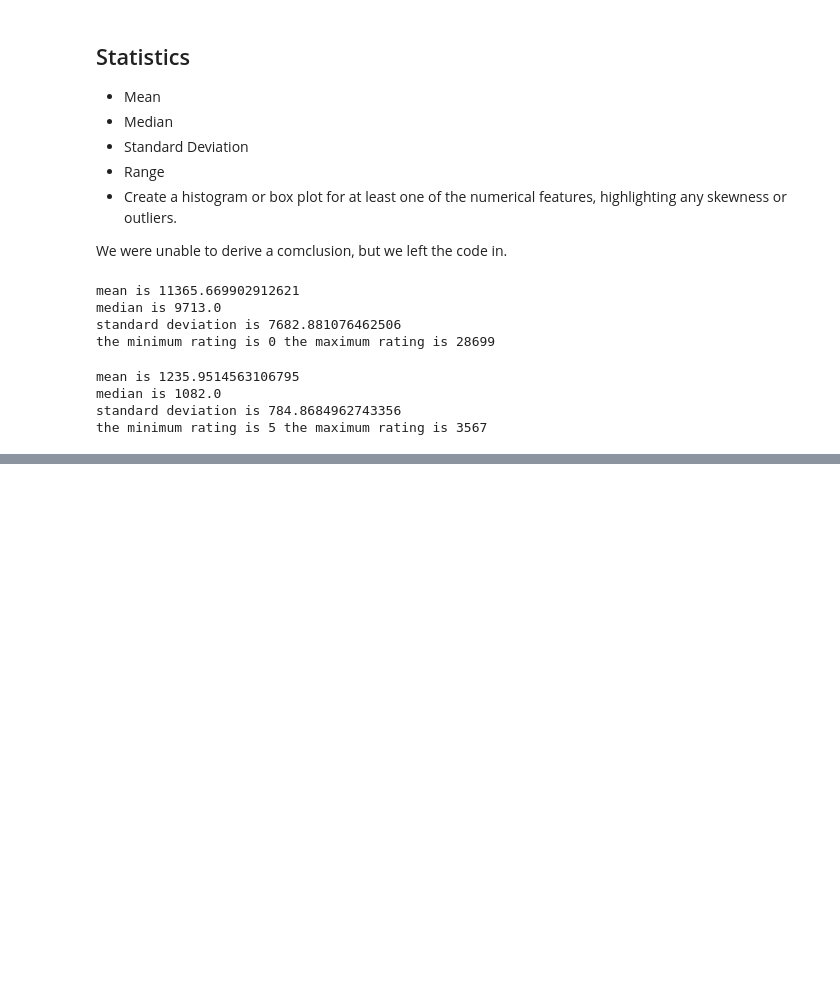
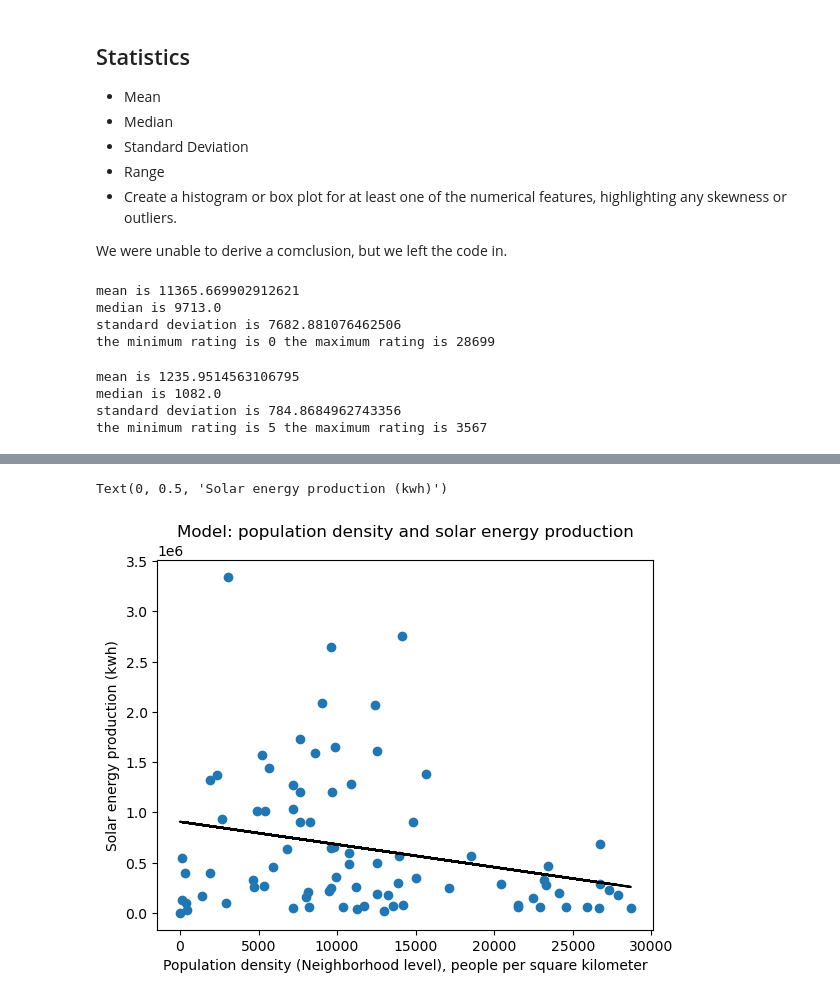
Before and after one commit to AsalMrd/AsalMrd.github.io, a Jupyter notebook: Hackathon.ipynb, the cells around one changed output, grey strips where cells are left out. Cells and saved outputs as stored; diff of their text form; code cells hidden in the pictures; blank space fills up the shorter version.

```diff
--- a/Hackathon.ipynb
+++ b/Hackathon.ipynb
@@ -194,0 +273,12 @@ sns.displot(hd['Mean disposable household income'], aspect=2)
+# %%
+prediction = model_density.predict(x_train_density)
+#Plotting the predicted line
+plt.plot(x_train_density['Population density'],prediction, color='k', label="Prediction")
+#Scatterplot of test data
+plt.scatter(x_train_density, y_train, label="Test Data")
+plt.title("Model: population density and solar energy production")
+plt.xlabel('Population density (Neighborhood level), people per square kilometer')
+plt.ylabel('Solar energy production (kwh)')
+# %% [output]
+Text(0, 0.5, 'Solar energy production (kwh)')
+[figure, added]
```
Also changed, not shown: parts of 15 cells of this notebook.
